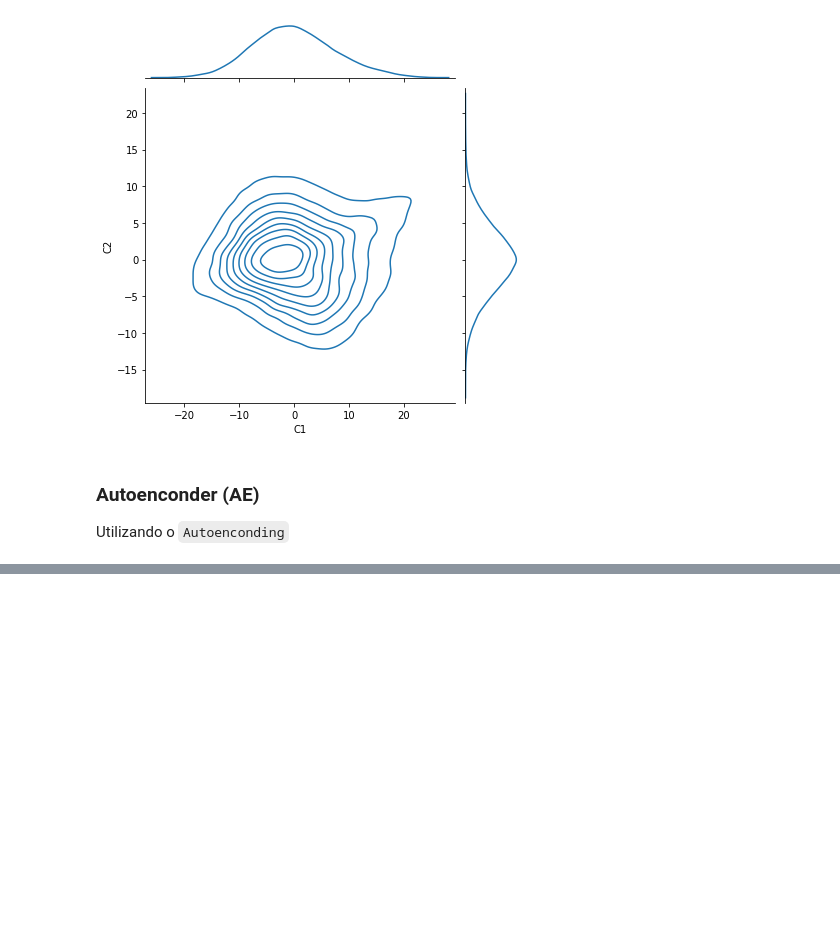
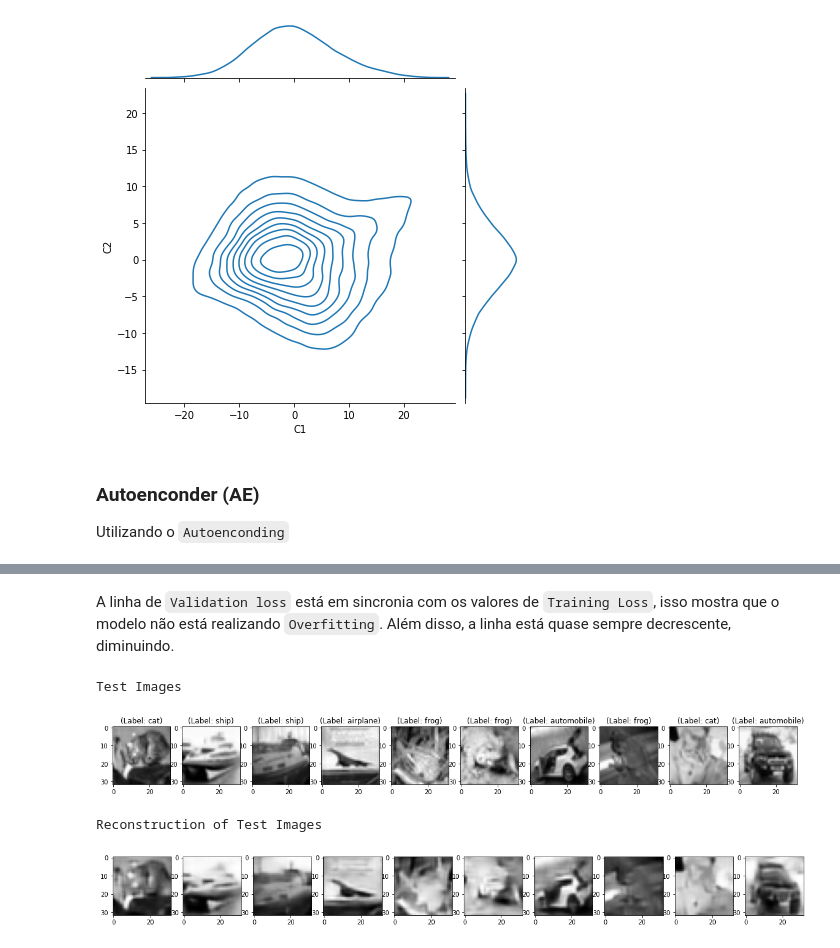
Before and after one commit to Le4o/topicos-avancados-ic, a Jupyter notebook: reducao_de_dimensionalidade_keras.ipynb, the cells around one changed output, grey strips where cells are left out. Saved outputs shown, nothing was run; the diff lists cells and outputs as text; code cells hidden in the pictures; blank space fills up the shorter version.

```diff
--- a/reducao_de_dimensionalidade_keras.ipynb
+++ b/reducao_de_dimensionalidade_keras.ipynb
@@ -226,0 +249,24 @@ Epoch 5/5
+# %% [markdown]
+A linha de `Validation loss` está em sincronia com os valores de `Training Loss`, isso mostra que o modelo não está realizando `Overfitting`. Além disso, a linha está quase sempre decrescente, diminuindo.
+# %%
+pred = autoencoder.predict(x_test)
+
+plt.figure(figsize=(20, 4))
+print("Test Images")
+for i in range(10):
+    plt.subplot(2, 10, i+1)
+    plt.imshow(x_test[i, ..., 0], cmap='gray')
+    curr_lbl = y_test[i]
+    plt.title("(Label: " + str(label_dict[curr_lbl[0]]) + ")")
+plt.show()
+plt.figure(figsize=(20, 4))
+print("Reconstruction of Test Images")
+for i in range(10):
+    plt.subplot(2, 10, i+1)
+    plt.imshow(pred[i, ..., 0], cmap='gray')
+plt.show()
+# %% [output]
+Test Images
+[figure, added]
+Reconstruction of Test Images
+[figure, added]
```
Also changed, not shown: parts of 5 cells of this notebook.
